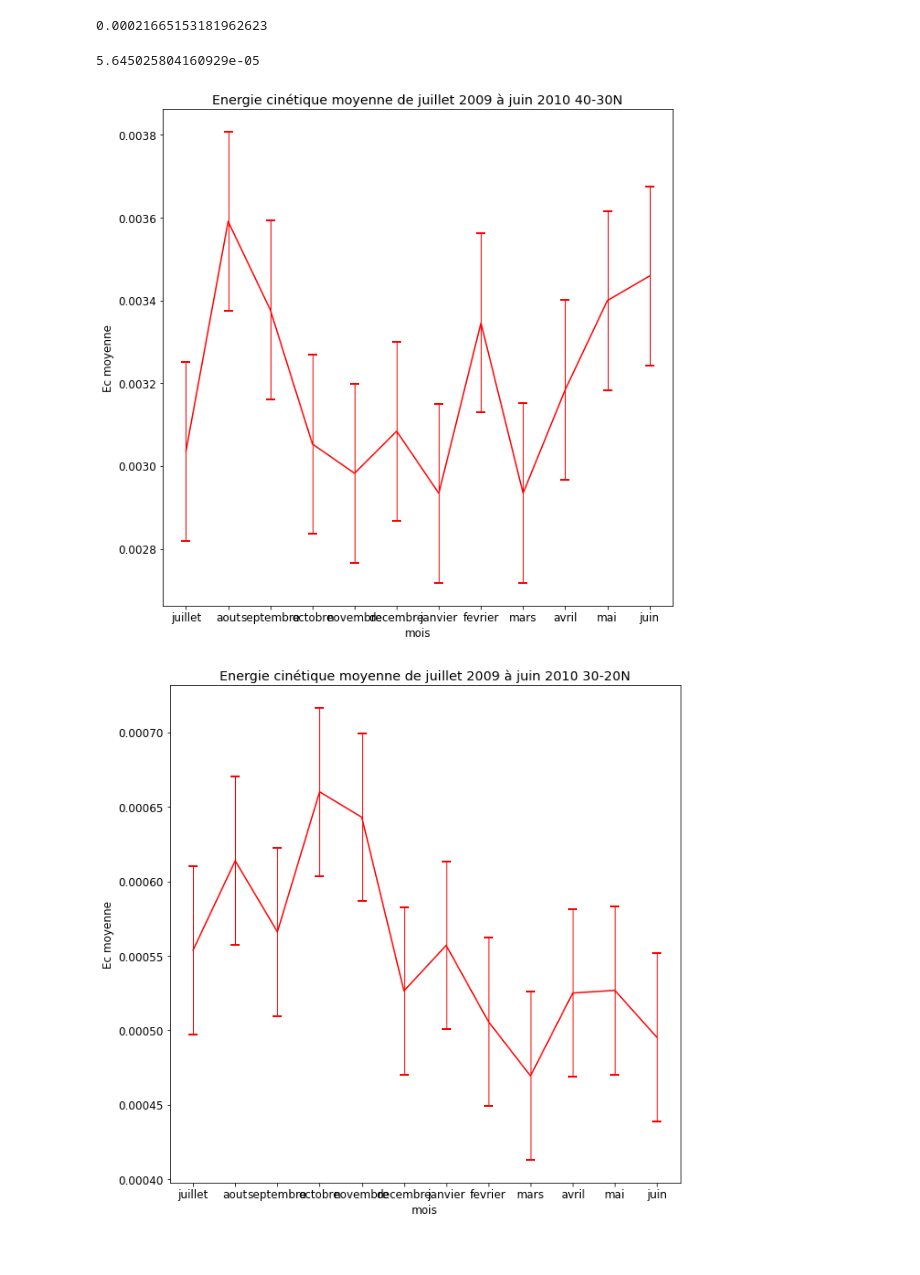
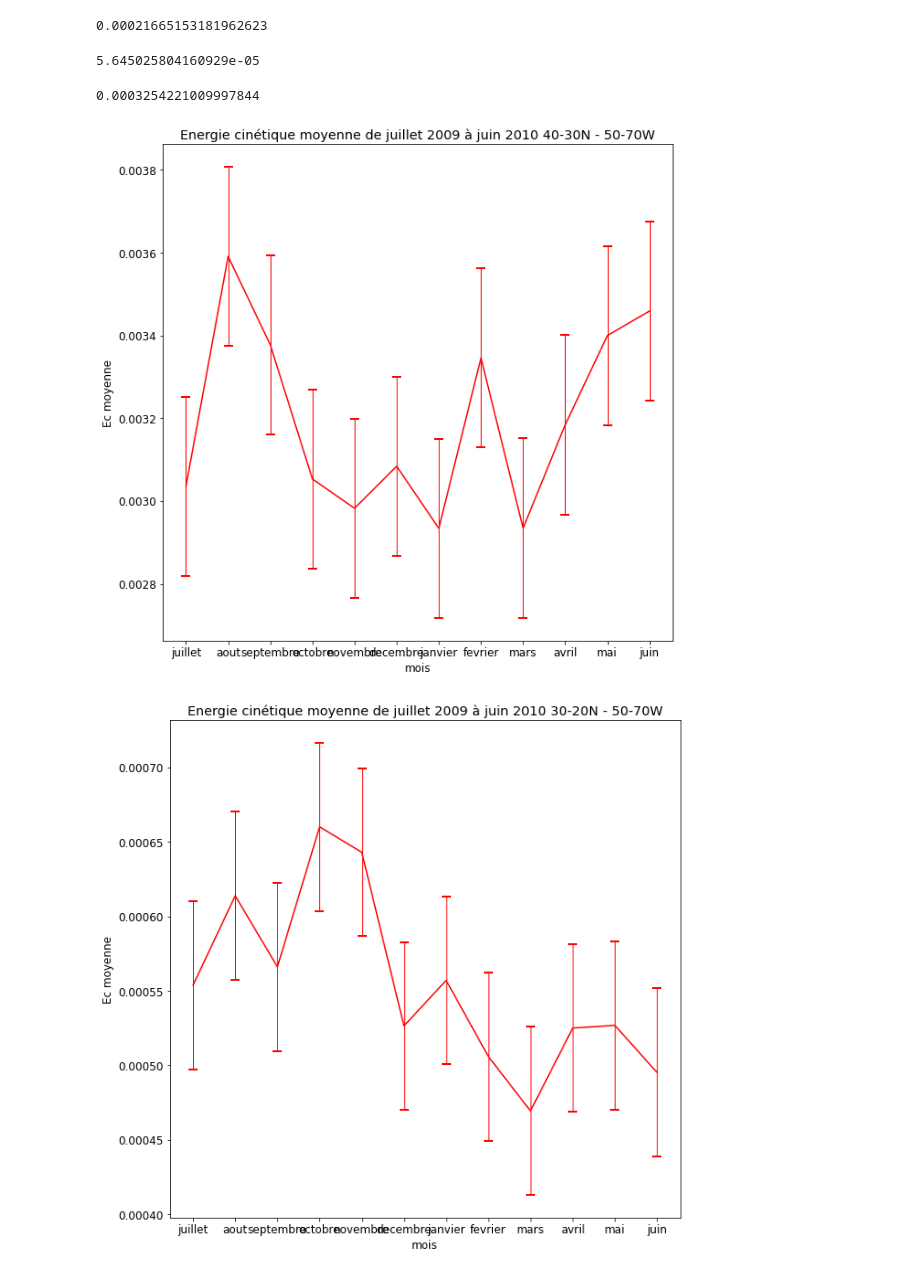
Before and after one commit to roussilh/Bathy, a Jupyter notebook: EC_plot_gulf_stream.ipynb, the cells around one changed output. Drawn from its saved outputs; the diff is of its cells as text; code cells hidden in the pictures.

```diff
--- a/EC_plot_gulf_stream.ipynb
+++ b/EC_plot_gulf_stream.ipynb
@@ -17,6 +17,7 @@ L=array([0.003035793,0.0035909452,0.0033775966,0.0030532414,0.002982492,0.003084
 print(L)
 M = array([0.00055379537,0.0006138551,0.0005660957,0.0006601978,0.0006430923,0.0005264239,0.00055705407,0.0005059287,0.00046931684,0.0005250144,0.00052680133,0.0004951295])
 print(M)
+C= array([0.0023169462,0.0035909452,0.0033775966,0.0030532414,0.002982492,0.0030841837,0.0029339227,0.003345674,0.0029345434,0.0031844082,0.003399711,0.003458972])
 # %% [output]
 [0.00303579 0.00359095 0.0033776  0.00305324 0.00298249 0.00308418
  0.00293392 0.00334567 0.00293454 0.00318441 0.00339971 0.00345897]
@@ -31,47 +32,66 @@ etype = np.std(L)
 print(etype)
 # %% [output]
 0.00021665153181962623
-# %%
-Etype = np.std(M)
-print(Etype)
-# %% [output]
-5.645025804160929e-05
+# %%
+Etype = np.std(M)
+print(Etype)
+# %% [output]
+5.645025804160929e-05
+# %%
+Ctype = np.std(C)
+print(Ctype)
+# %% [output]
+0.0003254221009997844
 # %%
 
 matplotlib.rcParams.update({'font.size': 12})
 
 fig,ax = plt.subplots(1,figsize=(10,10))
 ax = plt.plot(L,c="red")
-plt.title('Energie cinétique moyenne de juillet 2009 à juin 2010 40-30N')
+plt.title('Energie cinétique moyenne de juillet 2009 à juin 2010 40-30N - 50-70W')
 plt.xlabel('mois')
 plt.ylabel('Ec moyenne')
 errorL = [etype]
 plt.errorbar(range(len(L)), L, yerr = errorL,
     fmt = 'none', capsize = 5, ecolor = 'red', elinewidth = 1, capthick = 2)
 axes = plt.gca()
 
 axes.xaxis.set_ticks(range(12))
 axes.xaxis.set_ticklabels(['juillet', 'aout', 'septembre', 'octobre', 'novembre', 'decembre', 'janvier', 'fevrier', 'mars', 'avril', 'mai', 'juin'])
 
 
 
 matplotlib.rcParams.update({'font.size': 12})
 
 fig1,ax1 = plt.subplots(1,figsize=(10,10))
 ax1 = plt.plot(M,c="red")
-plt.title('Energie cinétique moyenne de juillet 2009 à juin 2010 30-20N')
+plt.title('Energie cinétique moyenne de juillet 2009 à juin 2010 30-20N - 50-70W')
 plt.xlabel('mois')
 plt.ylabel('Ec moyenne')
 errorM = [Etype]
 plt.errorbar(range(len(M)), M, yerr = errorM,
     fmt = 'none', capsize = 5, ecolor = 'red', elinewidth = 1, capthick = 2)
 
 axes1 = plt.gca()
 axes1.xaxis.set_ticks(range(12))
 axes1.xaxis.set_ticklabels(['juillet', 'aout', 'septembre', 'octobre', 'novembre', 'decembre', 'janvier', 'fevrier', 'mars', 'avril', 'mai', 'juin'])
 
+matplotlib.rcParams.update({'font.size': 12})
+
+fig2,ax2 = plt.subplots(1,figsize=(10,10))
+ax2 = plt.plot(C,c="red")
+plt.title('Energie cinétique moyenne de juillet 2009 à juin 2010 30-20N - 70-90W')
+plt.xlabel('mois')
+plt.ylabel('Ec moyenne')
+errorC = [Ctype]
+plt.errorbar(range(len(C)), C, yerr = errorC,
+    fmt = 'none', capsize = 5, ecolor = 'red', elinewidth = 1, capthick = 2)
+
+axes2 = plt.gca()
+axes2.xaxis.set_ticks(range(12))
+axes2.xaxis.set_ticklabels(['juillet', 'aout', 'septembre', 'octobre', 'novembre', 'decembre', 'janvier', 'fevrier', 'mars', 'avril', 'mai', 'juin'])
 
 plt.savefig('Ec_moy_zones_gulf_stream_jui09_juin10.png', bbbox_inches='tight')
 # %% [output]
-[figure, old version]
+[figure, new version]
-[figure, old version]
+[figure, new version]
```
Also changed, not shown: parts of 2 cells of this notebook.
